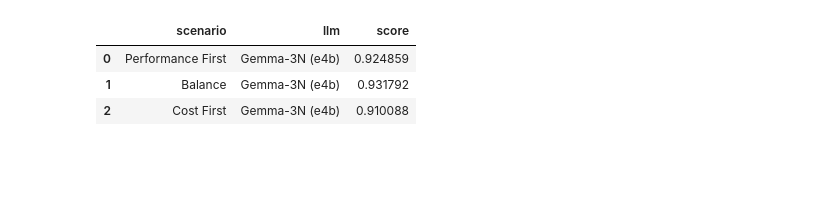
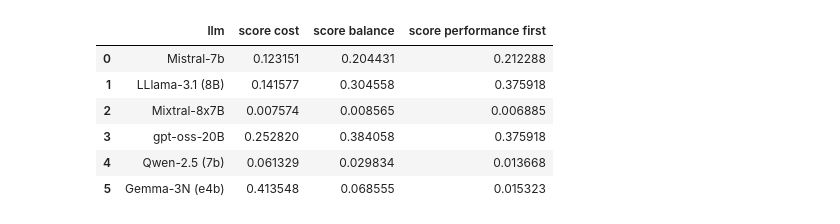
Before and after one commit to dariushmmz/GraphRouter, a Jupyter notebook: test.ipynb, the cells around one changed output. Drawn from its saved outputs; the diff is of its cells as text; code cells hidden in the pictures; blank space fills up the shorter version.

```diff
--- a/test.ipynb
+++ b/test.ipynb
@@ -19,9 +1760,9 @@ df[:10]
 import pandas as pd
 from scipy.special import softmax
 
-df = pd.read_csv("data/router_data_nlgFA.csv")
+df = pd.read_csv("data/MIZAN_PersianNLG/router_data.csv")
 
-idx = 3
+idx = 0
 block = df[idx*6 : idx*6+6]
 
 # Compute values
@@ -42,5 +1783,5 @@ results
 # %%
-idx = 7
+idx = 0
 block = df[idx*6 : idx*6+6].reset_index(drop=True)
 
 # ---------------------------
@@ -183,6 +1919,9 @@ df[idx*6 : idx*6+6]
 #     {"scenario": "Cost First",        "llm": winner_cost["llm"], "score": winner_cost["score_cost"]},
 # ])
 
+from typing import Any
+
+
 def compute_winners_table(block, alpha=0.4, T=0.15):
     """
     Compute winning LLMs under different scenarios with feedback and softmax scaling.
@@ -238,44 +1977,58 @@ def compute_winners_table(block, alpha=0.4, T=0.15):
         return e_x / (e_x.sum() + 1e-12)
 
     soft_perf = softmax(score_perf)
     soft_bal = softmax(score_bal)
     soft_cost = softmax(score_cost)
 
     block = block.copy()
     block["score_perf"] = soft_perf
     block["score_bal"] = soft_bal
     block["score_cost"] = soft_cost
 
     # Winners
-    winner_perf = block.loc[block["score_perf"].idxmax(), ["llm", "score_perf"]]
-    winner_bal  = block.loc[block["score_bal"].idxmax(),  ["llm", "score_bal"]]
-    winner_cost = block.loc[block["score_cost"].idxmax(), ["llm", "score_cost"]]
+    # winner_perf = block.loc[block["score_perf"].idxmax(), ["llm", "score_perf"]]
+    # winner_bal  = block.loc[block["score_bal"].idxmax(),  ["llm", "score_bal"]]
+    # winner_cost = block.loc[block["score_cost"].idxmax(), ["llm", "score_bal"]]
 
-    results = pd.DataFrame([
-        {"scenario": "Performance First", "llm": winner_perf["llm"], "score": winner_perf["score_perf"]},
-        {"scenario": "Balance",           "llm": winner_bal["llm"],  "score": winner_bal["score_bal"]},
-        {"scenario": "Cost First",        "llm": winner_cost["llm"], "score": winner_cost["score_cost"]},
-    ])
+
+
+    # results = pd.DataFrame([
+    #     {"scenario": "Performance First", "llm": winner_perf["llm"], "score": winner_perf["score_perf"]},
+    #     {"scenario": "Balance",           "llm": winner_bal["llm"],  "score": winner_bal["score_bal"]},
+    #     {"scenario": "Cost First",        "llm": winner_cost["llm"], "score": winner_cost["score_cost"]},
+    # ])
+    results = pd.DataFrame( {
+        "llm": block["llm"],
+        "score cost": block["score_cost"],
+        "score balance": block["score_bal"],
+        "score performance first": block["score_perf"],
+
+    } )
     return results
 
 import pandas as pd
 import numpy as np
 from scipy.special import softmax
 
-df = pd.read_csv("data/MIZAN_PersianNLG/feedback/router_data.csv")
+df = pd.read_csv("data/MIZAN_PersianNLG/router_data.csv")
+# df = pd.read_csv("data/MIZAN_PersianNLG/feedback/router_data.csv")
 
-idx = 7
+
+idx = 1
 block = df[idx*6 : idx*6+6].reset_index(drop=True)
 
 alpha = 0.4  # same α you use when training the router
 T = 0.15
 
 # Example usage (after block is defined):
 results = compute_winners_table(block, alpha=alpha, T=T)
 
 results
 # %% [output]
-|  | scenario | llm | score |
-| 0 | Performance First | Gemma-3N (e4b) | 0.924859 |
-| 1 | Balance | Gemma-3N (e4b) | 0.931792 |
-| 2 | Cost First | Gemma-3N (e4b) | 0.910088 |
+|  | llm | score cost | score balance | score performance first |
+| 0 | Mistral-7b | 0.123151 | 0.204431 | 0.212288 |
+| 1 | LLlama-3.1 (8B) | 0.141577 | 0.304558 | 0.375918 |
+| 2 | Mixtral-8x7B | 0.007574 | 0.008565 | 0.006885 |
+| 3 | gpt-oss-20B | 0.252820 | 0.384058 | 0.375918 |
+| 4 | Qwen-2.5 (7b) | 0.061329 | 0.029834 | 0.013668 |
+| 5 | Gemma-3N (e4b) | 0.413548 | 0.068555 | 0.015323 |
```
Also changed, not shown: parts of 136 cells of this notebook, 56 other files.
